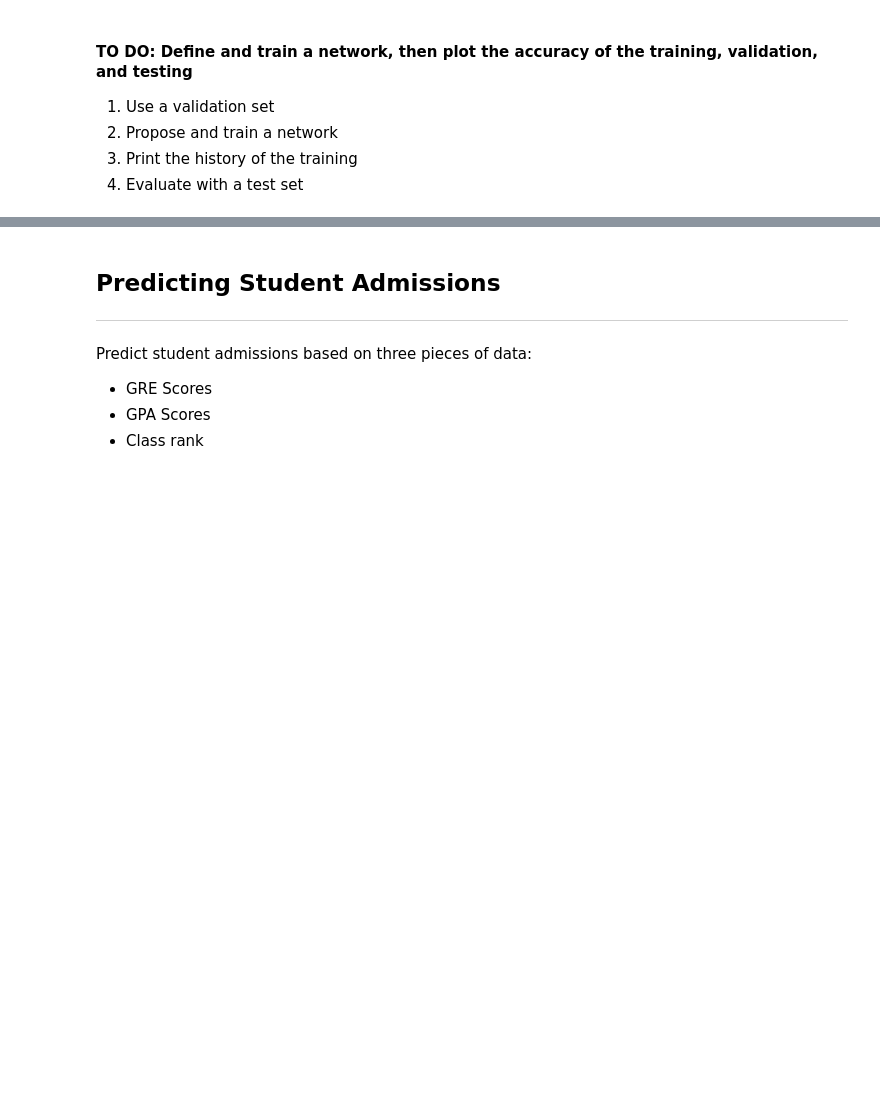
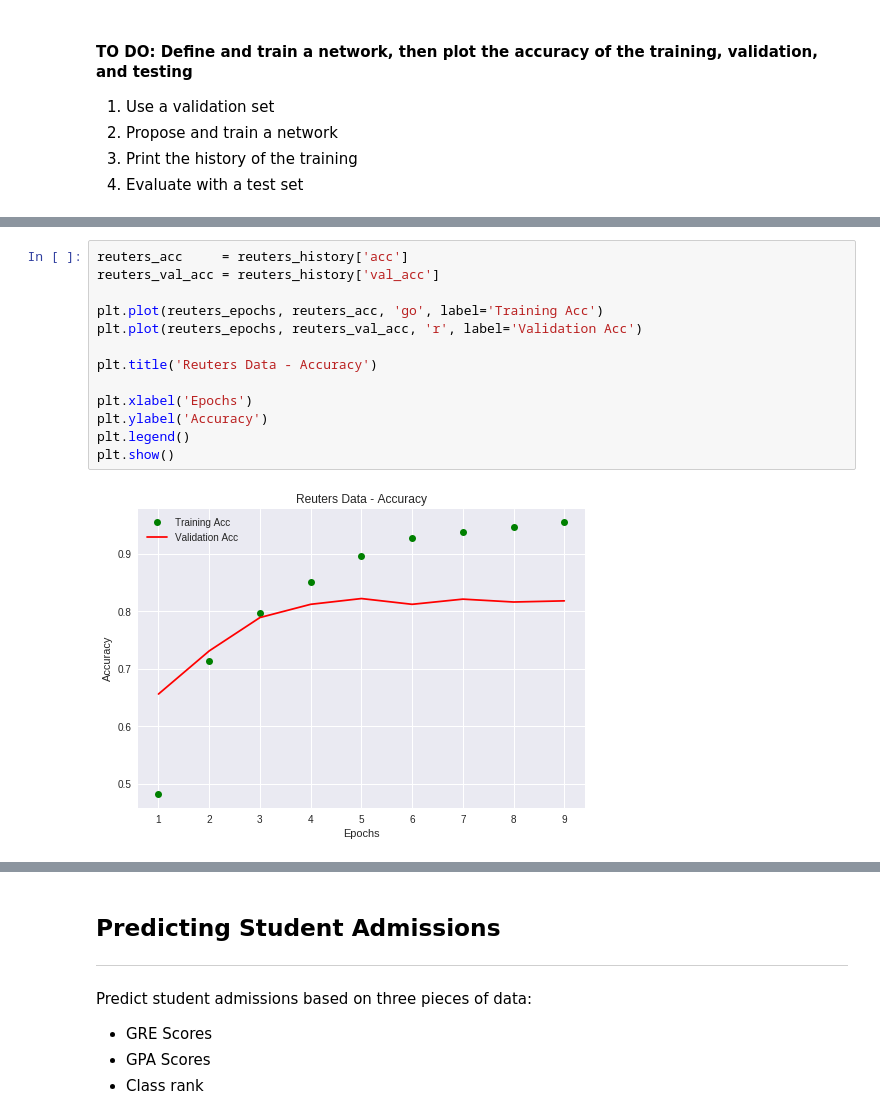
Before and after one commit to DeepLearningVision-2019/a4-keras-classification-pepebm, a Jupyter notebook: Keras_assignment.ipynb, the cells around one changed output, grey strips where cells are left out. Cells and saved outputs as stored; diff of their text form; blank space fills up the shorter version.

```diff
--- a/Keras_assignment.ipynb
+++ b/Keras_assignment.ipynb
@@ -371,0 +390,15 @@ Fashion score: 79.29652715939449%
+# %%
+reuters_acc     = reuters_history['acc']
+reuters_val_acc = reuters_history['val_acc']
+
+plt.plot(reuters_epochs, reuters_acc, 'go', label='Training Acc')
+plt.plot(reuters_epochs, reuters_val_acc, 'r', label='Validation Acc')
+
+plt.title('Reuters Data - Accuracy')
+
+plt.xlabel('Epochs')
+plt.ylabel('Accuracy')
+plt.legend()
+plt.show()
+# %% [output]
+[figure, added]
```
Also changed, not shown: parts of 25 cells of this notebook.
